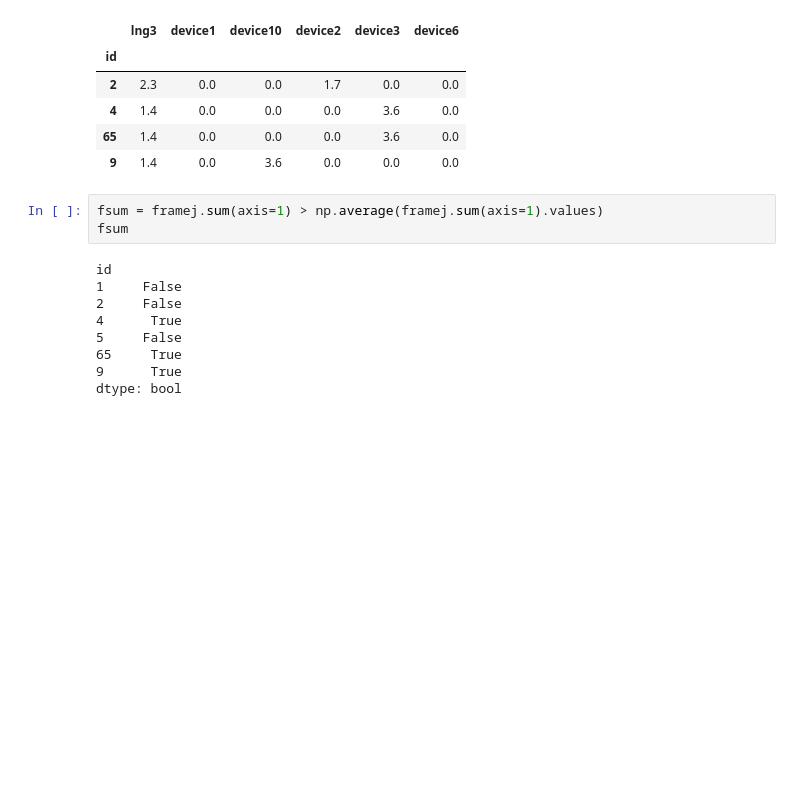
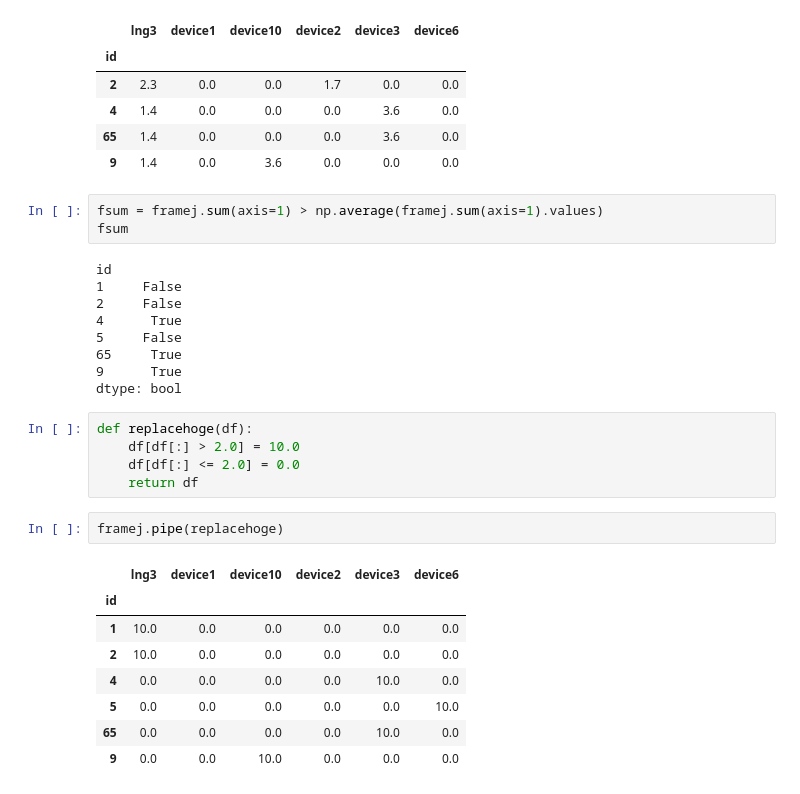
Before and after one commit to tfukami/AD_study, a Jupyter notebook: pandas_test.ipynb, the cells around one changed output. Drawn from its saved outputs; the diff is of its cells as text; blank space fills up the shorter version.

```diff
--- a/pandas_test.ipynb
+++ b/pandas_test.ipynb
@@ -764,3 +764,19 @@ id
 65     True
 9      True
 dtype: bool
+# %%
+def replacehoge(df):
+    df[df[:] > 2.0] = 10.0
+    df[df[:] <= 2.0] = 0.0
+    return df
+# %%
+framej.pipe(replacehoge)
+# %% [output]
+|  | lng3 | device1 | device10 | device2 | device3 | device6 |
+| id |  |  |  |  |  |  |
+| 1 | 10.0 | 0.0 | 0.0 | 0.0 | 0.0 | 0.0 |
+| 2 | 10.0 | 0.0 | 0.0 | 0.0 | 0.0 | 0.0 |
+| 4 | 0.0 | 0.0 | 0.0 | 0.0 | 10.0 | 0.0 |
+| 5 | 0.0 | 0.0 | 0.0 | 0.0 | 0.0 | 10.0 |
+| 65 | 0.0 | 0.0 | 0.0 | 0.0 | 10.0 | 0.0 |
+| 9 | 0.0 | 0.0 | 10.0 | 0.0 | 0.0 | 0.0 |
```
Also changed, not shown: parts of 1 cell of this notebook, 1 other file.
